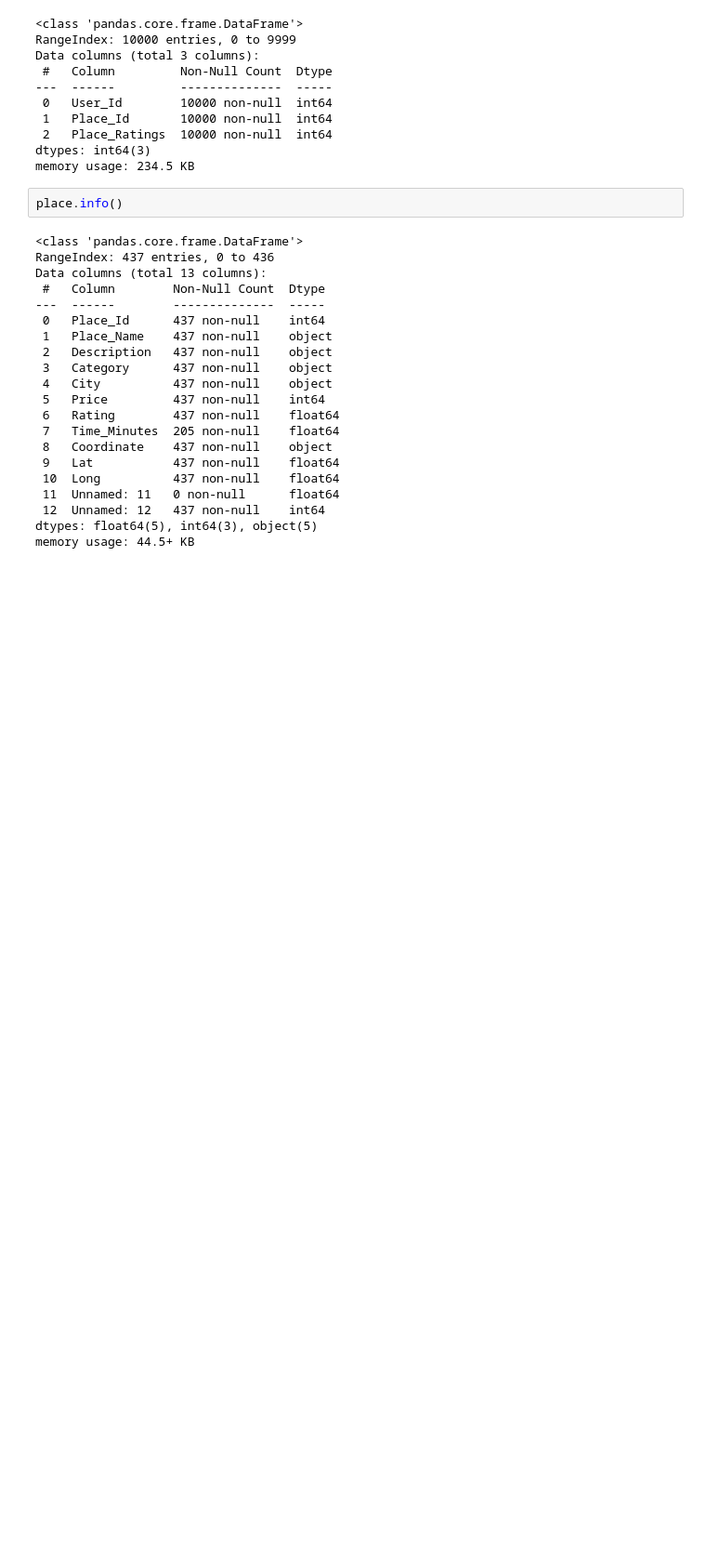
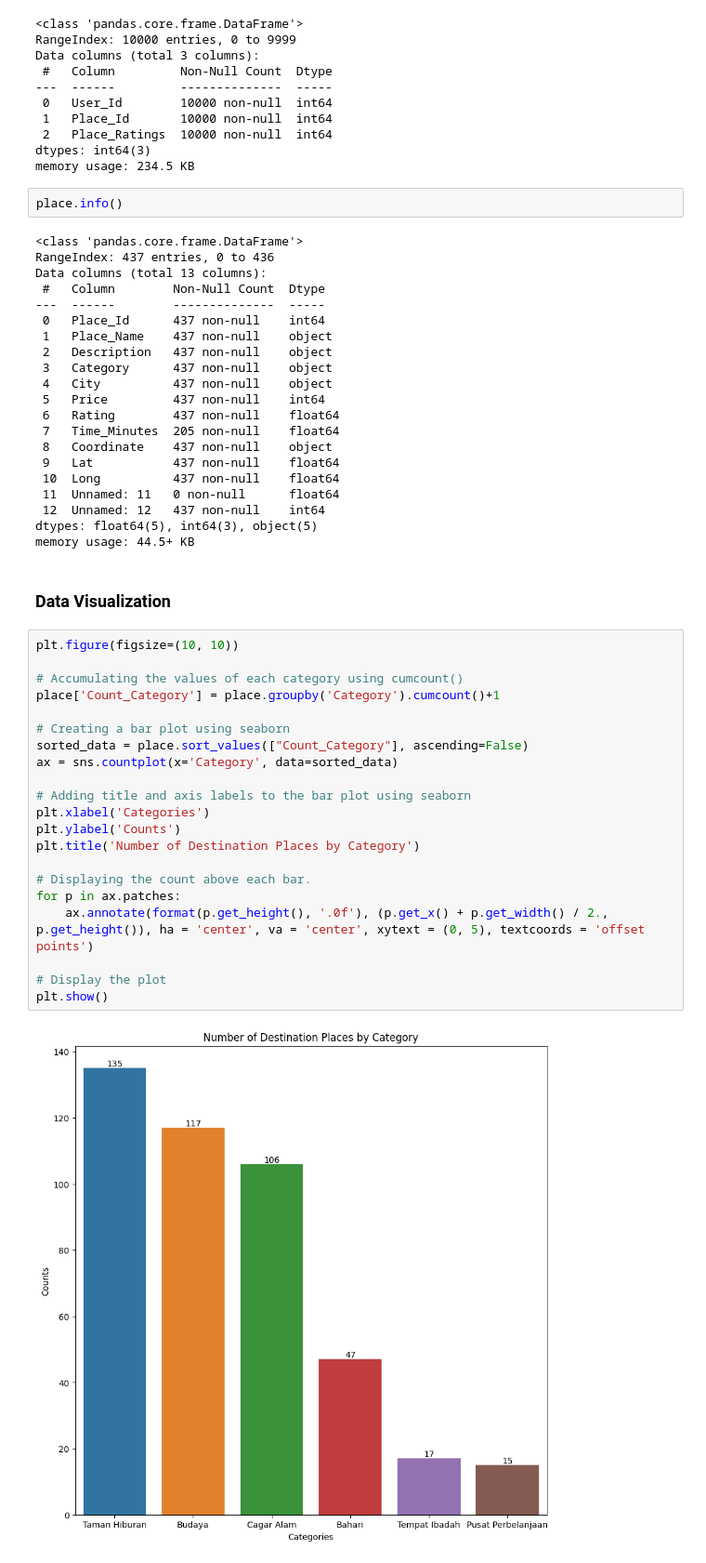
Before and after one commit to AlbertusAlanMehetabel/JelaJava, a Jupyter notebook: Model/JelaJava.ipynb, the cells around one changed output. Shown at 93% size. Drawn from its saved outputs; the diff is of its cells as text; blank space fills up the shorter version.

Commit message:
add visualization data

```diff
--- a/Model/JelaJava.ipynb
+++ b/Model/JelaJava.ipynb
@@ -119,3 +119,28 @@ Data columns (total 13 columns):
  12  Unnamed: 12   437 non-null    int64
 dtypes: float64(5), int64(3), object(5)
 memory usage: 44.5+ KB
+# %% [markdown]
+### **Data Visualization**
+# %%
+plt.figure(figsize=(10, 10))
+
+# Accumulating the values of each category using cumcount()
+place['Count_Category'] = place.groupby('Category').cumcount()+1
+
+# Creating a bar plot using seaborn
+sorted_data = place.sort_values(["Count_Category"], ascending=False)
+ax = sns.countplot(x='Category', data=sorted_data)
+
+# Adding title and axis labels to the bar plot using seaborn
+plt.xlabel('Categories')
+plt.ylabel('Counts')
+plt.title('Number of Destination Places by Category')
+
+# Displaying the count above each bar.
+for p in ax.patches:
+    ax.annotate(format(p.get_height(), '.0f'), (p.get_x() + p.get_width() / 2., p.get_height()), ha = 'center', va = 'center', xytext = (0, 5), textcoords = 'offset points')
+
+# Display the plot
+plt.show()
+# %% [output]
+[figure, added]
```
Also changed, not shown: parts of 2 cells of this notebook.
